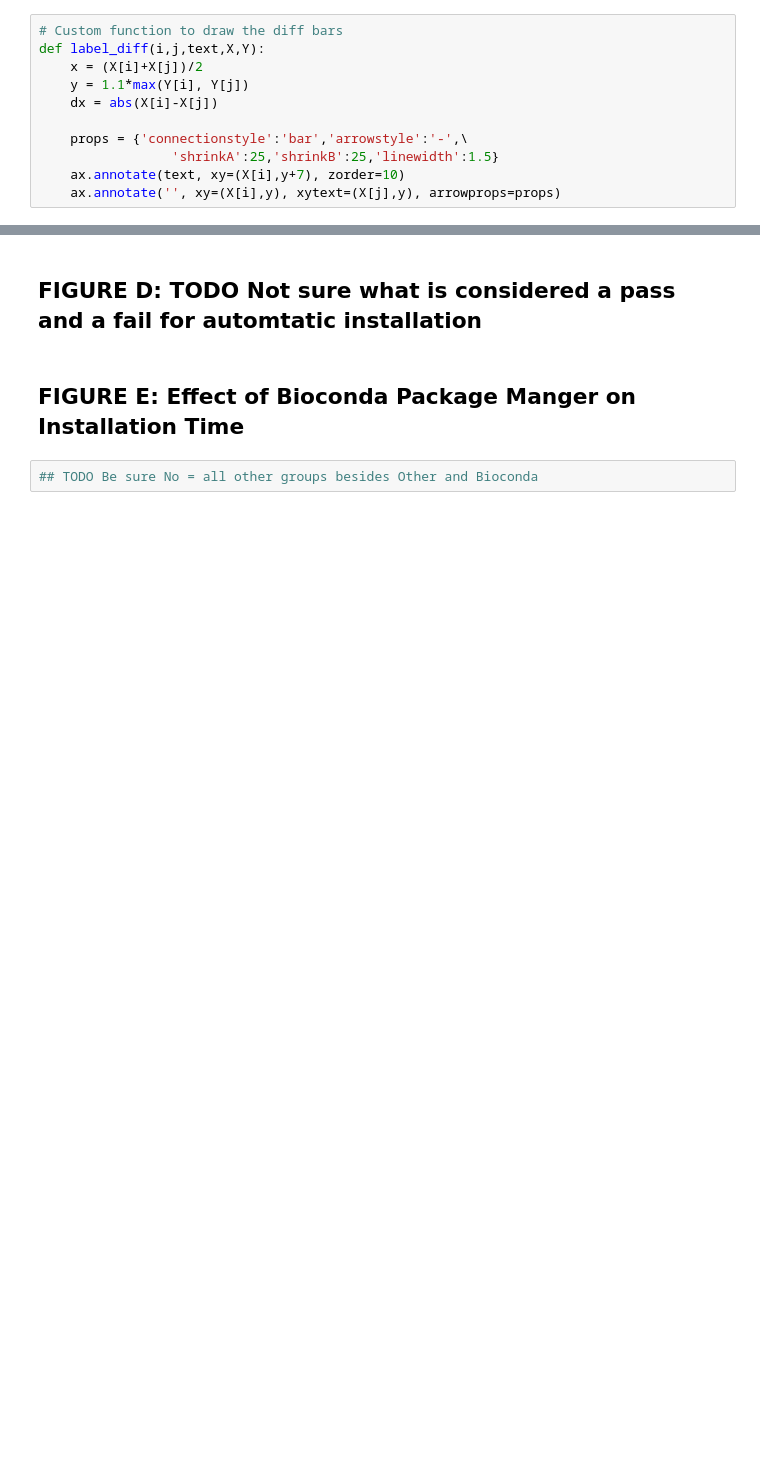
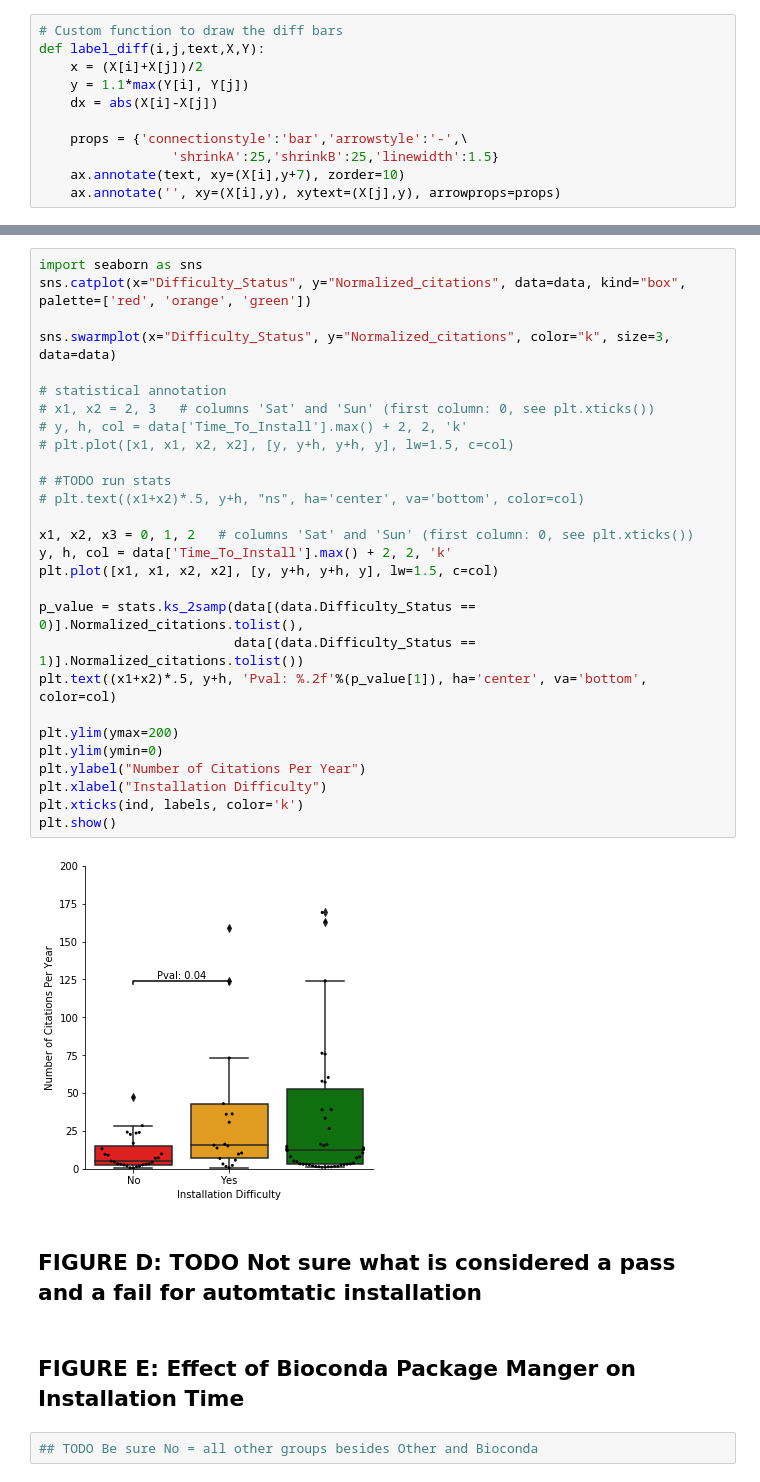
Before and after one commit to xubeisi/good.software, a Jupyter notebook: analysis/figure2_notebook.ipynb, the cells around one changed output, grey strips where cells are left out. Drawn from its saved outputs; the diff is of its cells as text; blank space fills up the shorter version.

```diff
--- a/analysis/figure2_notebook.ipynb
+++ b/analysis/figure2_notebook.ipynb
@@ -234,3 +240,33 @@ plt.show()
+# %%
+import seaborn as sns
+sns.catplot(x="Difficulty_Status", y="Normalized_citations", data=data, kind="box", palette=['red', 'orange', 'green'])
+
+sns.swarmplot(x="Difficulty_Status", y="Normalized_citations", color="k", size=3, data=data)
+
+# statistical annotation
+# x1, x2 = 2, 3   # columns 'Sat' and 'Sun' (first column: 0, see plt.xticks())
+# y, h, col = data['Time_To_Install'].max() + 2, 2, 'k'
+# plt.plot([x1, x1, x2, x2], [y, y+h, y+h, y], lw=1.5, c=col)
+
+# #TODO run stats
+# plt.text((x1+x2)*.5, y+h, "ns", ha='center', va='bottom', color=col)
+
+x1, x2, x3 = 0, 1, 2   # columns 'Sat' and 'Sun' (first column: 0, see plt.xticks())
+y, h, col = data['Time_To_Install'].max() + 2, 2, 'k'
+plt.plot([x1, x1, x2, x2], [y, y+h, y+h, y], lw=1.5, c=col)
+
+p_value = stats.ks_2samp(data[(data.Difficulty_Status == 0)].Normalized_citations.tolist(),
+                         data[(data.Difficulty_Status == 1)].Normalized_citations.tolist())
+plt.text((x1+x2)*.5, y+h, 'Pval: %.2f'%(p_value[1]), ha='center', va='bottom', color=col)
+
+plt.ylim(ymax=200)
+plt.ylim(ymin=0)
+plt.ylabel("Number of Citations Per Year")
+plt.xlabel("Installation Difficulty")
+plt.xticks(ind, labels, color='k')
+plt.show()
+# %% [output]
+[figure, added]
 # %% [markdown]
 ## FIGURE D: TODO Not sure what is considered a pass and a fail for automtatic installation
 # %% [markdown]
```
Also changed, not shown: parts of 7 cells of this notebook, 2 other files.
